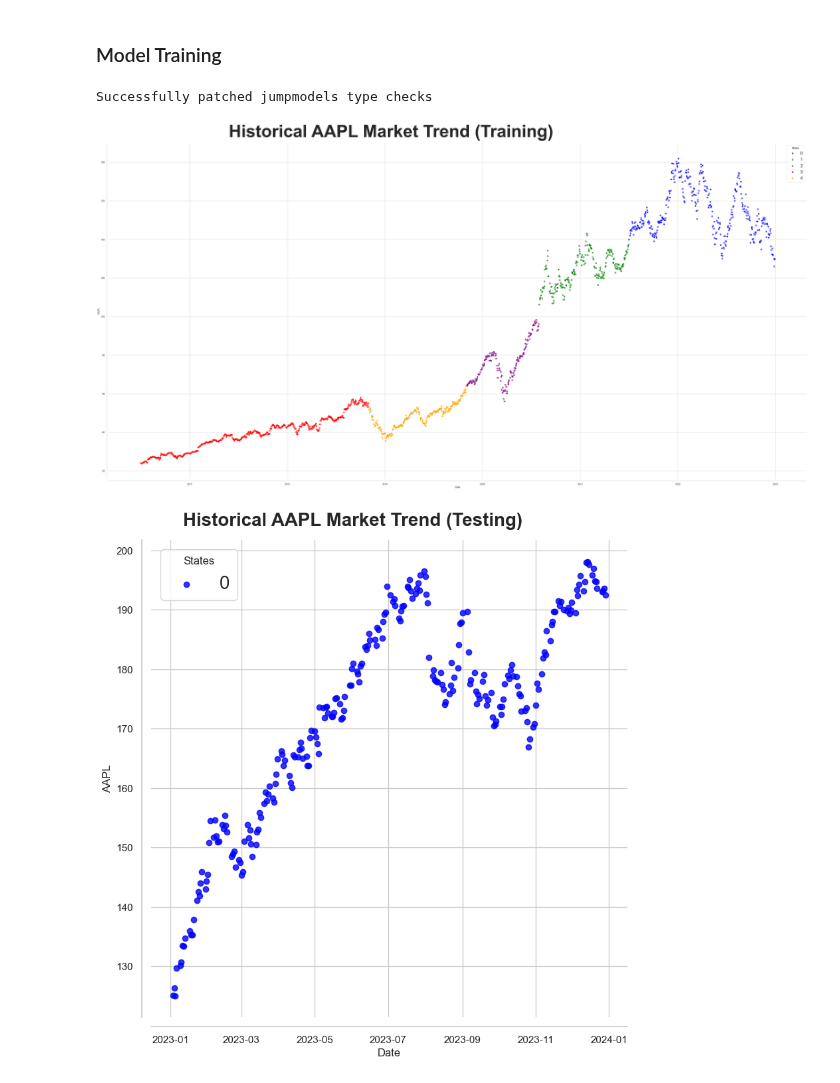
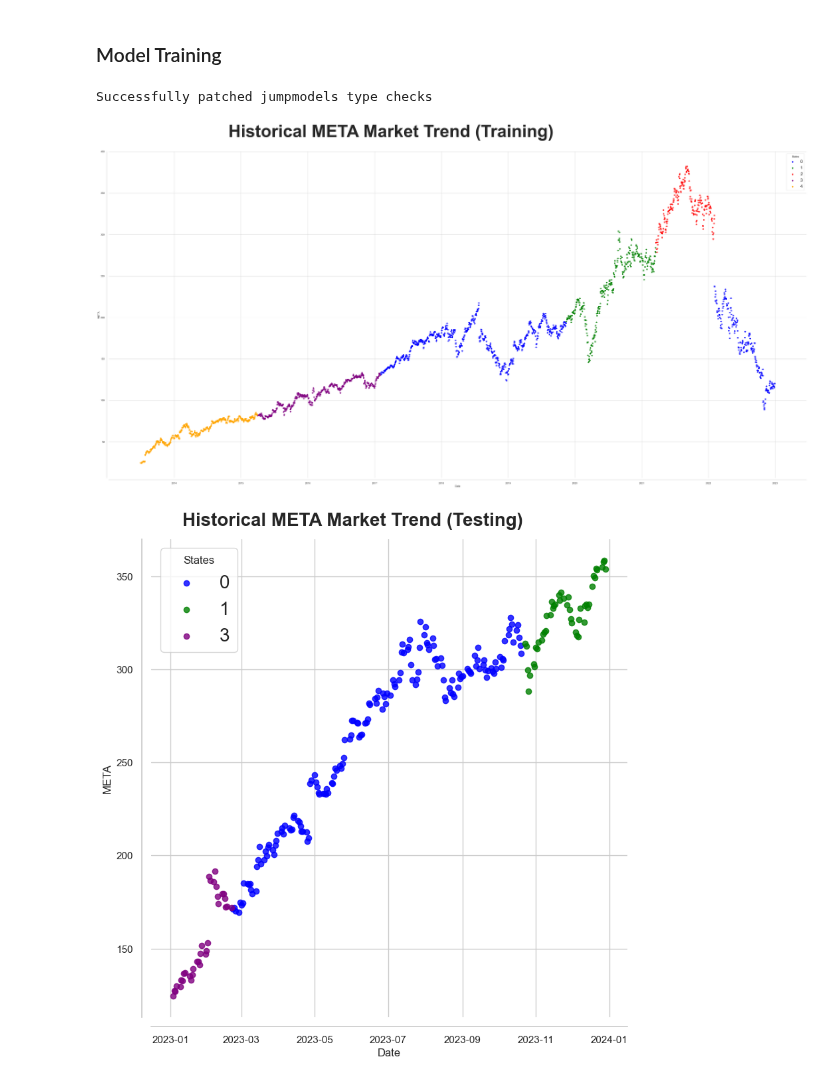
Before and after one commit to RaymondRaman/Stock-Market-Trend-Forecasting-with-Regime-and-Diffusion-Model, a Jupyter notebook: 4b. SJM_training&testing.ipynb, the cells around one changed output. Drawn from its saved outputs; the diff is of its cells as text; code cells hidden in the pictures.

Commit message:
Finished SJM Training and Testing for META

```diff
--- a/4b. SJM_training&testing.ipynb
+++ b/4b. SJM_training&testing.ipynb
@@ -36,35 +36,35 @@ def SJM_training(stock, train_df, n_components=2, max_feats=3, jump_penalty=50.0
     ret_ser = train_df[stock]  # Ensure returns are calculated
     model.fit(features_processed, ret_ser=ret_ser, sort_by="cumret")
 
     # Get regime labels
     hidden_states = model.labels_
 
     # Build states DataFrame
     states = pd.DataFrame({
         'Date': train_df['date'],
         stock: train_df[stock],
         'states': hidden_states
     })
 
     # Visualize results
     plot_market_regime(states, stock, isHMM=False)
 
     return model, states, scaler, clipper
 
-stock = 'AAPL'
+stock = 'META'
 target_columns = config_data['selected_features_dict'][stock]
 train_df = training_stock_df[stock][target_columns]
 
 # Train with recommended parameters
 model, states, scaler, clipper = SJM_training(
     stock,
     train_df,
     n_components=5,
     jump_penalty=50.0
 )
 # %% [output]
 Successfully patched jumpmodels type checks
-[figure, old version]
+[figure, new version]
 # %%
 def save_SJM_states_excel(stock, states, is_test=False):
     """Save regime states with SJM-specific directory"""
@@ -131,4 +131,4 @@ states = SJM_testing(stock, test_df, model_package)
 # Save the testing states
 save_SJM_states_excel(stock, states, is_test=True)
 # %% [output]
-[figure, old version]
+[figure, new version]
```
Also changed, not shown: 10 other files.
